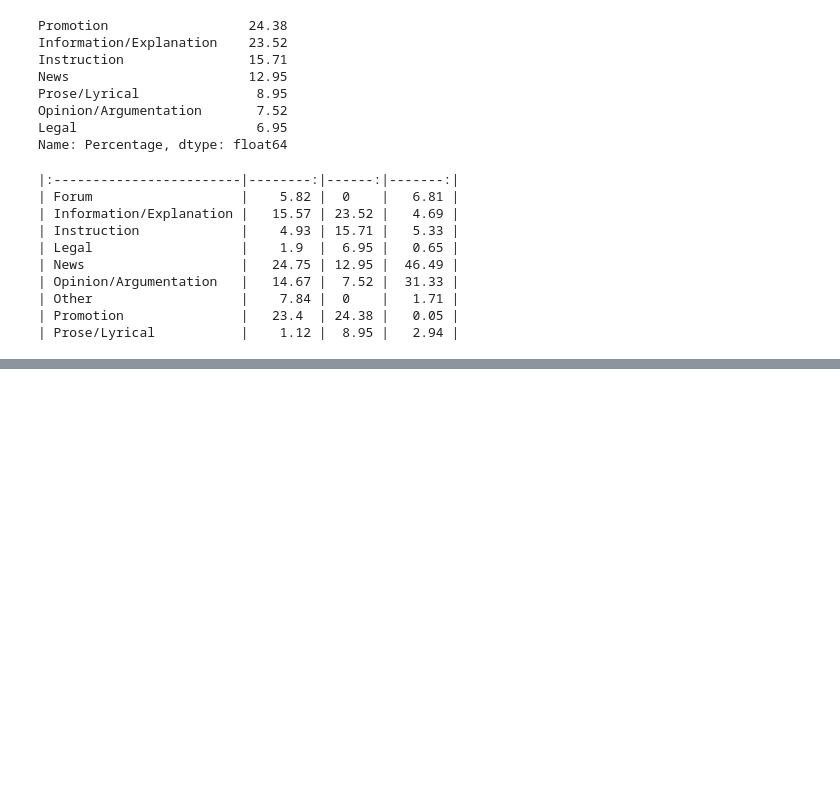
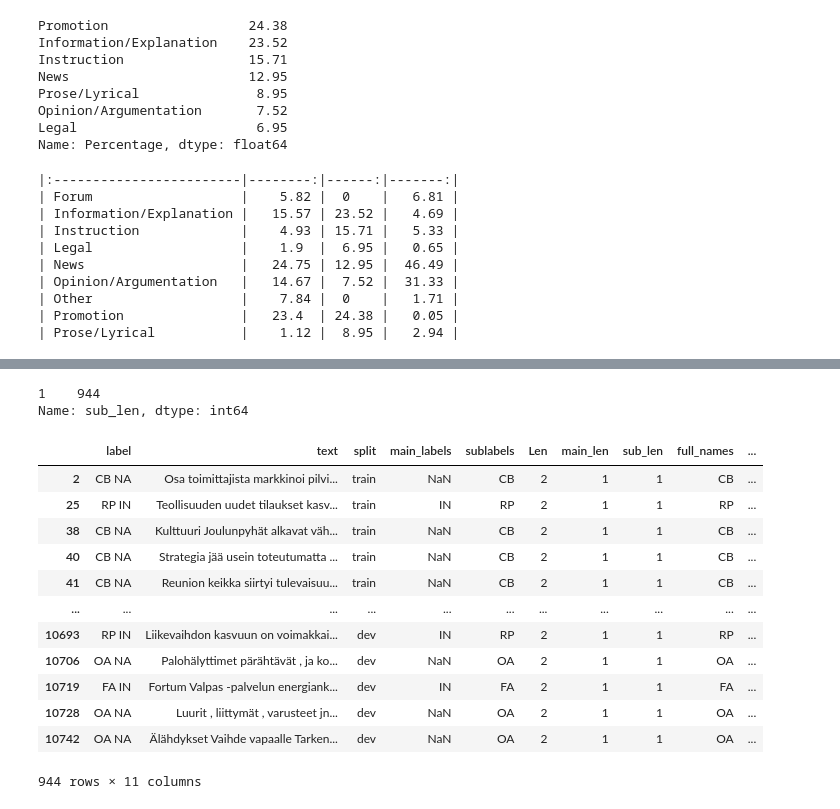
Before and after one commit to TajaKuzman/Genre-Datasets-Comparison, a Jupyter notebook: 4.Mapping-new-labels-to-schemata.ipynb, the cells around one changed output, grey strips where cells are left out. Cells and saved outputs as stored; diff of their text form; code cells hidden in the pictures; blank space fills up the shorter version.

```diff
--- a/4.Mapping-new-labels-to-schemata.ipynb
+++ b/4.Mapping-new-labels-to-schemata.ipynb
@@ -506,0 +499,5 @@ print(merged_df.to_markdown())
+# %%
+# Apply mapping to the sheet with all information
+
+FinCORE_sheet = pd.read_csv("data-preparation-code/FinCORE-all-information.csv", sep = "\t", index_col= 0)
+FinCORE_sheet.head(5)
@@ -506,0 +517,4 @@ print(merged_df.to_markdown())
+# %%
+FinCORE_sheet["X-GENRE"] = FinCORE_sheet["full_names"].map(map_CORE).fillna("check")
+
+FinCORE_sheet["X-GENRE"]
@@ -506,0 +534,26 @@ print(merged_df.to_markdown())
+# %%
+# Check whether there is any NaN value in the column with mappings
+# - there are some Nan values, but they are assigned to texts with multiple labels which is ok
+Nan_values = FinCORE_sheet[FinCORE_sheet["X-GENRE"] == "check"]
+
+Nan_values["sub_len"].value_counts()
+# %% [output]
+1    944
+Name: sub_len, dtype: int64
+# %%
+texts_to_check = Nan_values[Nan_values["sub_len"] == 1]
+texts_to_check
+# %% [output]
+|  | label | text | split | main_labels | sublabels | Len | main_len | sub_len | full_names | ... |
+| 2 | CB NA | Osa toimittajista markkinoi pilvi... | train | NaN | CB | 2 | 1 | 1 | CB | ... |
+| 25 | RP IN | Teollisuuden uudet tilaukset kasv... | train | IN | RP | 2 | 1 | 1 | RP | ... |
+| 38 | CB NA | Kulttuuri Joulunpyhät alkavat väh... | train | NaN | CB | 2 | 1 | 1 | CB | ... |
+| 40 | CB NA | Strategia jää usein toteutumatta ... | train | NaN | CB | 2 | 1 | 1 | CB | ... |
+| 41 | CB NA | Reunion keikka siirtyi tulevaisuu... | train | NaN | CB | 2 | 1 | 1 | CB | ... |
+| ... | ... | ... | ... | ... | ... | ... | ... | ... | ... | ... |
+| 10693 | RP IN | Liikevaihdon kasvuun on voimakkai... | dev | IN | RP | 2 | 1 | 1 | RP | ... |
+| 10706 | OA NA | Palohälyttimet pärähtävät , ja ko... | dev | NaN | OA | 2 | 1 | 1 | OA | ... |
+| 10719 | FA IN | Fortum Valpas -palvelun energiank... | dev | IN | FA | 2 | 1 | 1 | FA | ... |
+| 10728 | OA NA | Luurit , liittymät , varusteet jn... | dev | NaN | OA | 2 | 1 | 1 | OA | ... |
+| 10742 | OA NA | Älähdykset Vaihde vapaalle Tarken... | dev | NaN | OA | 2 | 1 | 1 | OA | ... |
+944 rows × 11 columns
```
Also changed, not shown: parts of 22 cells of this notebook, 12 other files.
